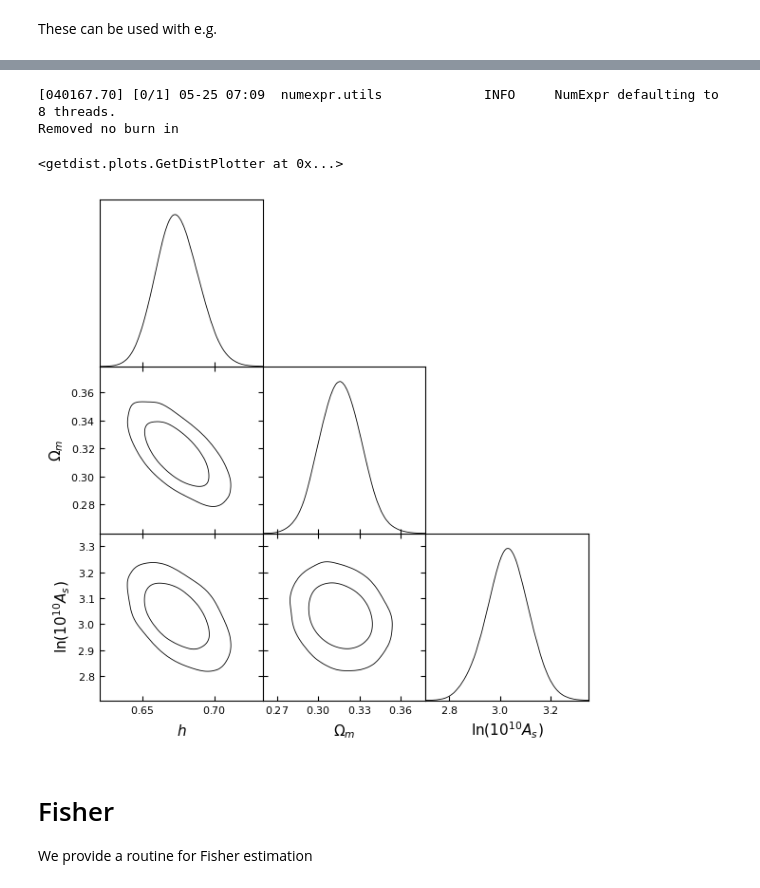
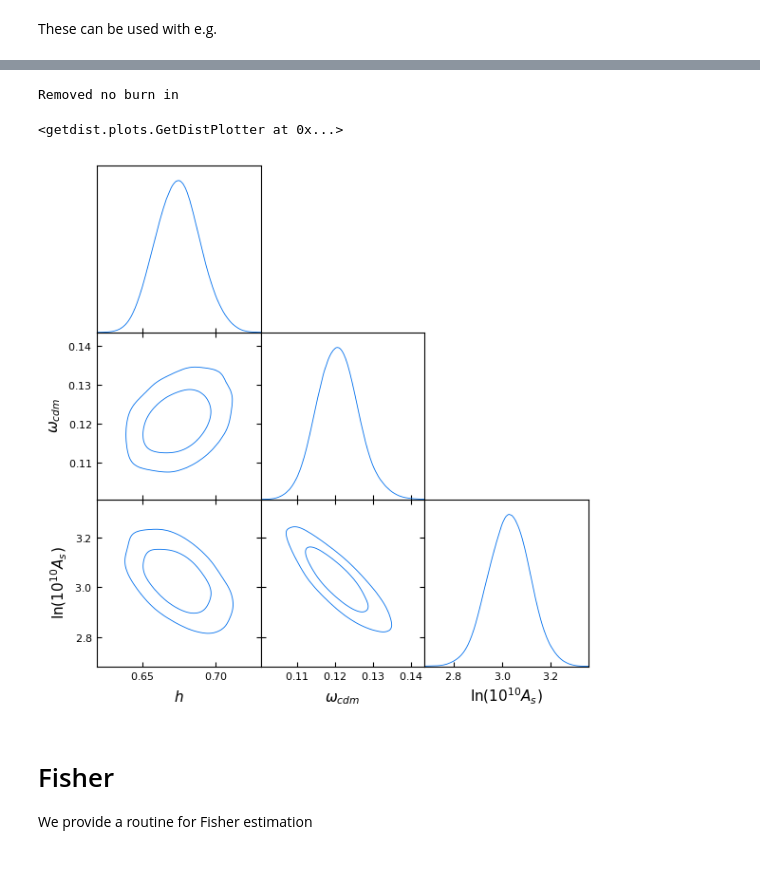
Before and after one commit to cosmodesi/desilike-tutorials, a Jupyter notebook: desilike_intro.ipynb, the cells around one changed output, grey strips where cells are left out. Drawn from its saved outputs; the diff is of its cells as text; code cells hidden in the pictures.

```diff
--- a/desilike_intro.ipynb
+++ b/desilike_intro.ipynb
@@ -626,11 +648,10 @@ print(chain.to_stats(tablefmt='pretty'))
 # %%
 from desilike.samples import plotting
-plotting.plot_triangle(chain, params=['h', 'Omega_m', 'logA'])
+plotting.plot_triangle(chain, params=['h', 'omega_cdm', 'logA'])
 # %% [output]
-[040167.70] [0/1] 05-25 07:09  numexpr.utils             INFO     NumExpr defaulting to 8 threads.
 Removed no burn in
 <getdist.plots.GetDistPlotter at 0x...>
-[figure, old version]
+[figure, new version]
 # %% [markdown]
 # Fisher
 
```
Also changed, not shown: parts of 27 cells of this notebook, 2 other files.
